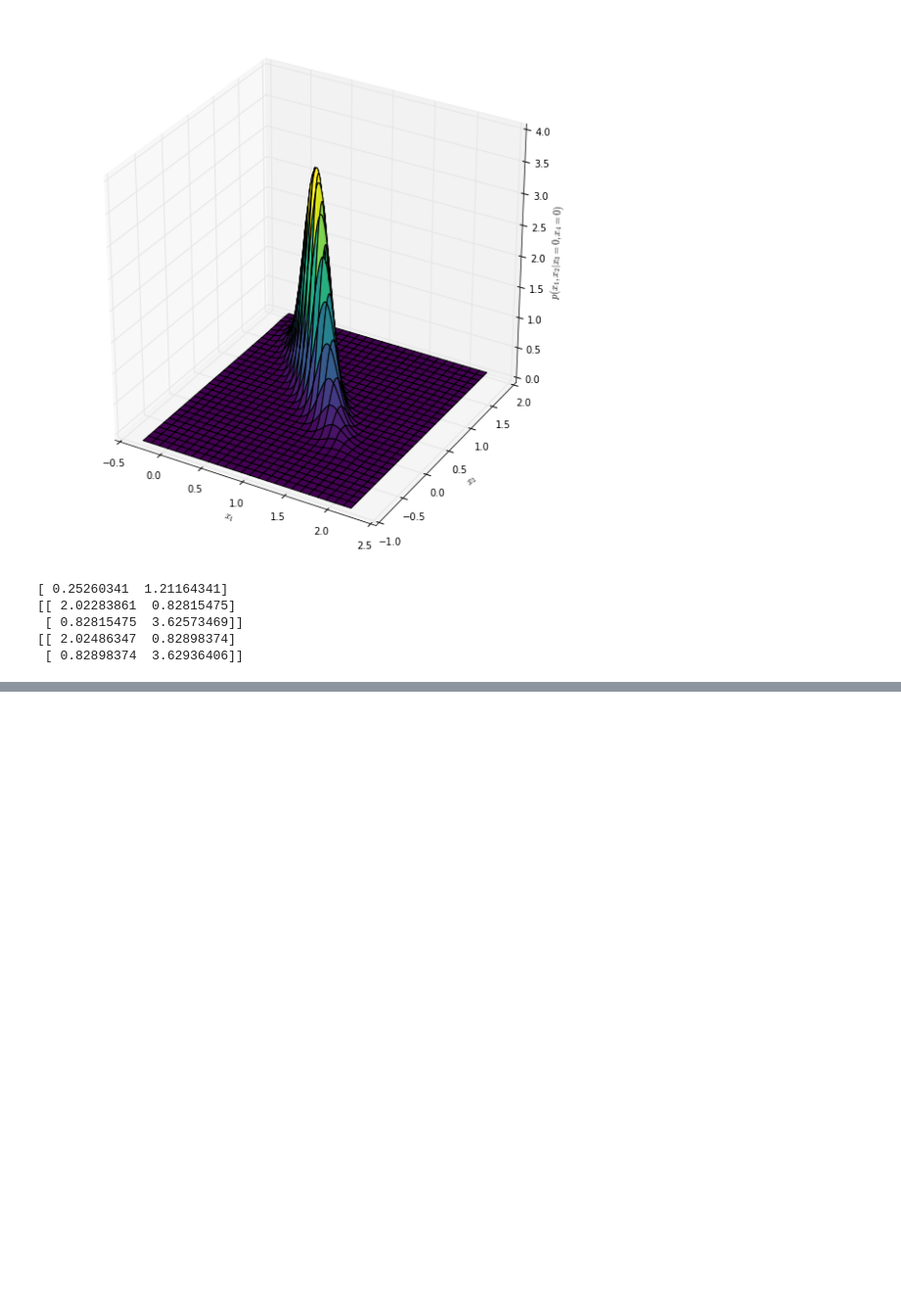
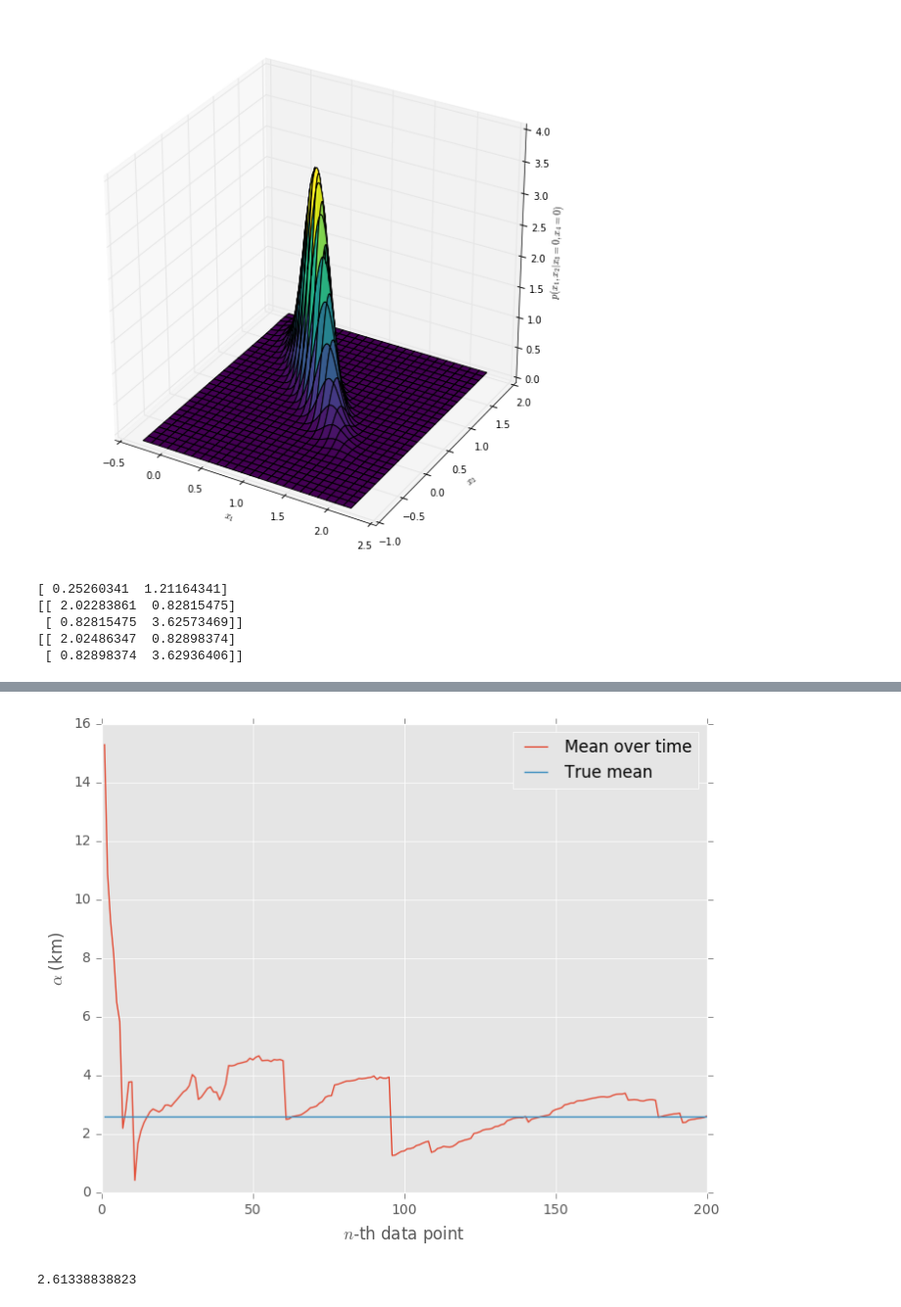
Before and after one commit to Learn2Ln/statistical-machine-learning, a Jupyter notebook: Assignment 2/Assignment2.ipynb, the cells around one changed output, grey strips where cells are left out. Shown at 98% size. Saved outputs shown, nothing was run; the diff lists cells and outputs as text; code cells hidden in the pictures; blank space fills up the shorter version.

```diff
--- a/Assignment 2/Assignment2.ipynb
+++ b/Assignment 2/Assignment2.ipynb
@@ -63,9 +64,3 @@ print(cov_ml_unbiased)
  [ 0.82815475  3.62573469]]
 [[ 2.02486347  0.82898374]
  [ 0.82898374  3.62936406]]
-# %%
-mu_ml = 0
-cov_ml = 0
-for i in range(N):
-    mu_ml += (data[i]-mu_ml) / (i + 1)
-print(mu_ml)
@@ -73,0 +164,25 @@ print(mu_ml)
+# %%
+def location(angle, alpha, beta):
+    return beta * np.tan(angle) + alpha
+
+N = 200
+angles = np.random.uniform(-np.pi/2, np.pi/2, N)
+locations = np.array([location(angle, alpha_t, beta_t) for angle in angles])
+# %%
+mus = [locations[:i + 1].mean() for i in range(N)]
+mean = [locations.mean()] * (N)
+X = np.arange(1, N + 1)
+plt.style.use('ggplot')
+plt.plot(X, mus, label='Mean over time')
+plt.plot(X, mean, label='True mean')
+plt.xlabel('$n$-th data point')
+plt.ylabel(r'$\alpha$ (km)')
+plt.legend()
+plt.savefig('plots/mean_x.png', bbox_inches='tight', dpi=300)
+plt.show()
+# %% [output]
+[figure, added]
+# %%
+print(locations.mean())
+# %% [output]
+2.61338838823
```
Also changed, not shown: parts of 17 cells of this notebook, 11 other files.
